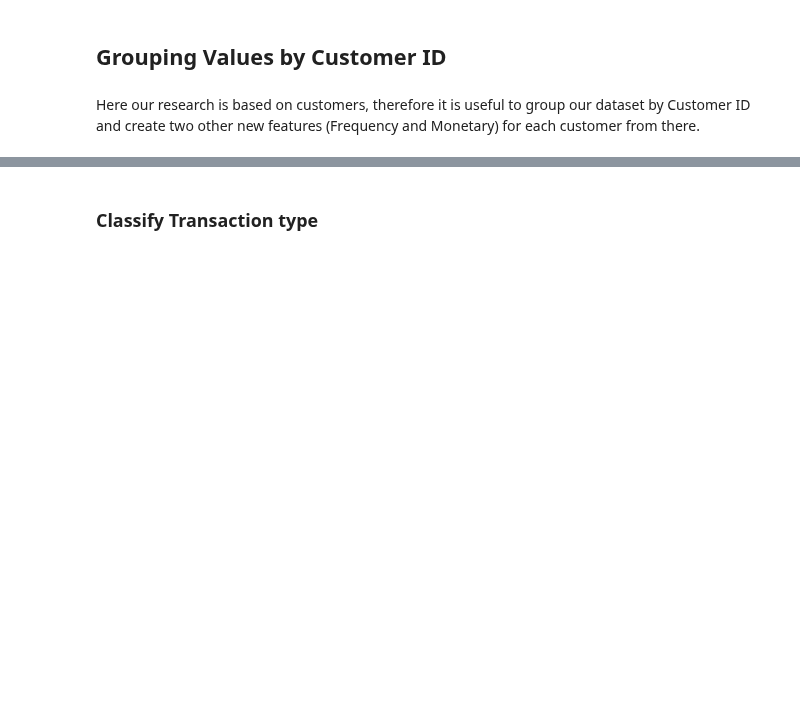
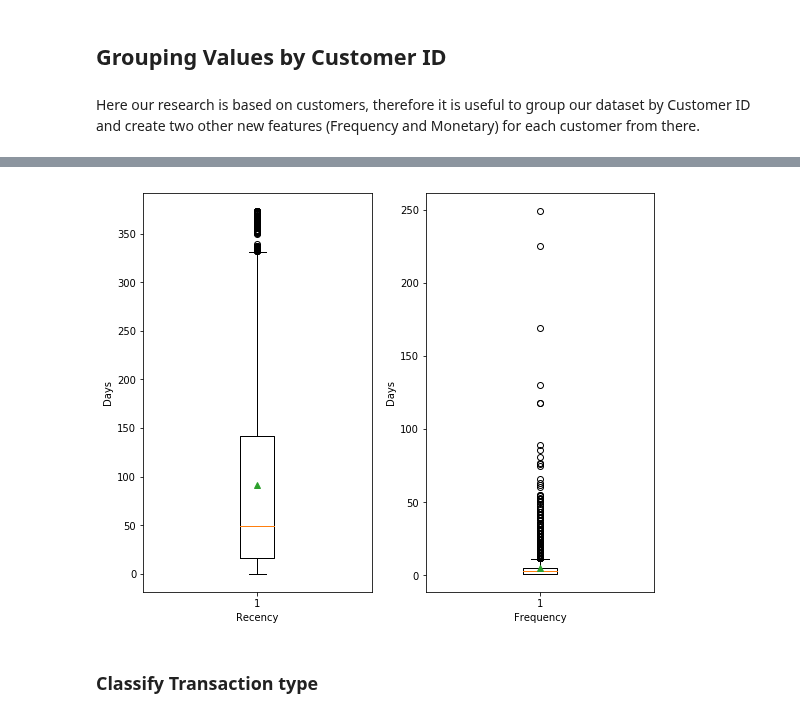
Before and after one commit to stmillett/MSDS7331_NorthCarolinaDataset, a Jupyter notebook: Lab3/Data Mining Lab3-2.ipynb, the cells around one changed output, grey strips where cells are left out. Drawn from its saved outputs; the diff is of its cells as text; code cells hidden in the pictures; blank space fills up the shorter version.

```diff
--- a/Lab3/Data Mining Lab3-2.ipynb
+++ b/Lab3/Data Mining Lab3-2.ipynb
@@ -509,6 +594,20 @@ by_customer.head()
 | 2 | 12348.0 | [539318, 541998, 548955, 568172] | [2010-12-16 19:09:00, 2011-01-25 ... | 74.0 | [[72 SWEETHEART FAIRY CAKE CASES,... | [[72, 72, 24, 120, 24, 120, 72, 1... | [892.8000000000001, 227.439999999... | 4 | 1797.24 |
 | 3 | 12349.0 | [577609] | [2011-11-21 09:51:00] | 18.0 | [[PARISIENNE CURIO CABINET, SWEET... | [[2, 2, 6, 3, 6, 6, 12, 2, 12, 2,... | [1757.55] | 1 | 1757.55 |
 | 4 | 12350.0 | [543037] | [2011-02-02 16:01:00] | 309.0 | [[CHOCOLATE THIS WAY METAL SIGN, ... | [[12, 12, 10, 12, 24, 6, 12, 12, ... | [334.40000000000003] | 1 | 334.40 |
+# %%
+fig = plt.figure(figsize=(8,12))
+sub1 = fig.add_subplot(2,2,1)
+sub1.set_xlabel('Recency')
+sub1.set_ylabel('Days')
+sub1.boxplot(by_customer['Recency'],showmeans=True,)
+sub2 = fig.add_subplot(2,2,2)
+sub2.set_xlabel('Frequency')
+sub2.set_ylabel('Days')
+sub2.boxplot(by_customer['Frequency'],showmeans=True)
+plt.tight_layout()
+plt.show()
+# %% [output]
+[figure, added]
 # %% [markdown]
 ### Classify Transaction type
 # %%
```
Also changed, not shown: parts of 39 cells of this notebook.
